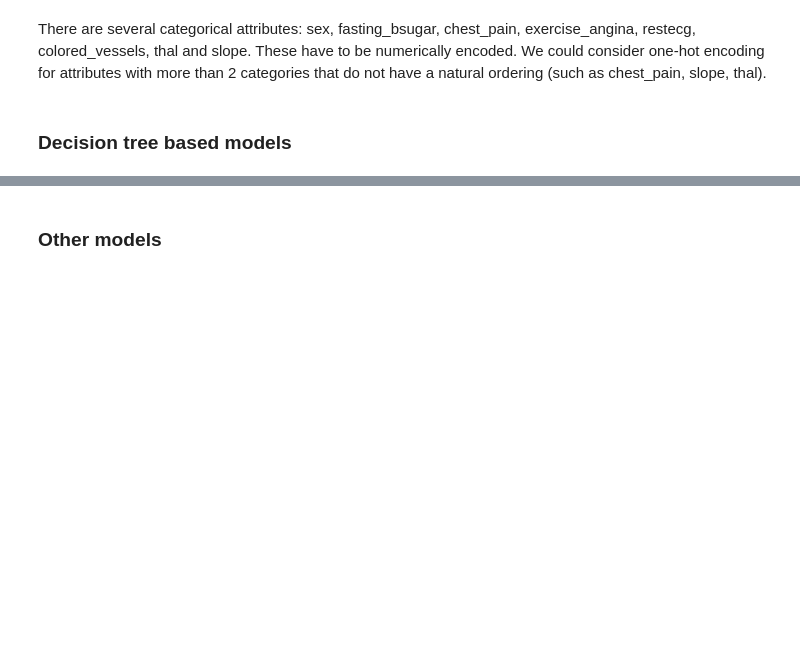
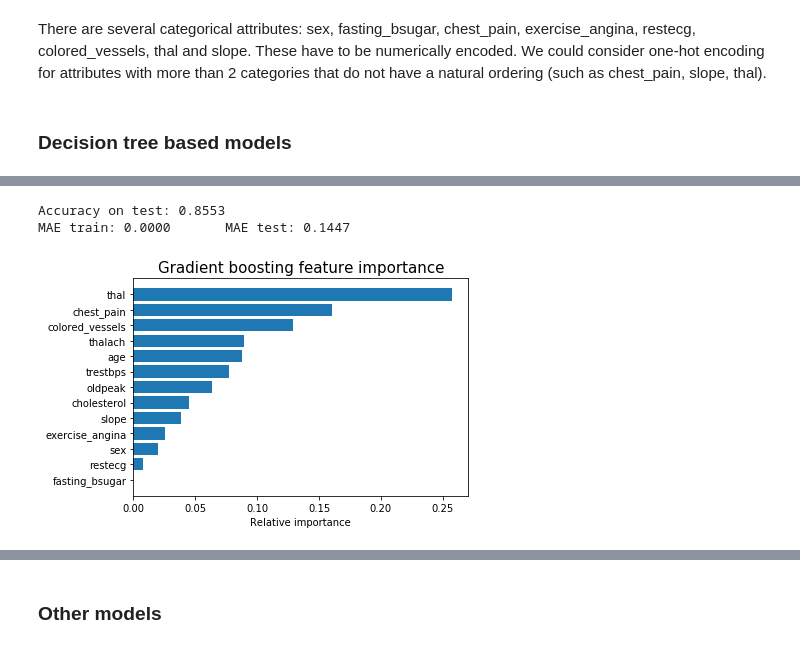
Before and after one commit to adelaidaCreosteanu/heart-disease-notebook, a Jupyter notebook: Solution.ipynb, the cells around one changed output, grey strips where cells are left out. Drawn from its saved outputs; the diff is of its cells as text; code cells hidden in the pictures; blank space fills up the shorter version.

```diff
--- a/Solution.ipynb
+++ b/Solution.ipynb
@@ -172,3 +192,11 @@ MAE: 0.2237
+# %%
+gdboost = GradientBoostingClassifier(n_estimators=100)
+fit_and_print_performance(gdboost)
+plot_feature_importance(gdboost.feature_importances_, 'Gradient boosting')
+# %% [output]
+Accuracy on test: 0.8553
+MAE train: 0.0000       MAE test: 0.1447
+[figure, added]
 # %% [markdown]
 Random forest have a better performance than a single decision tree. The reason for that is because it averages out predictions over several trees. Because each tree is trained on a different subset of the data, it makes mistakes on different instances.
 
```
Also changed, not shown: parts of 29 cells of this notebook.
